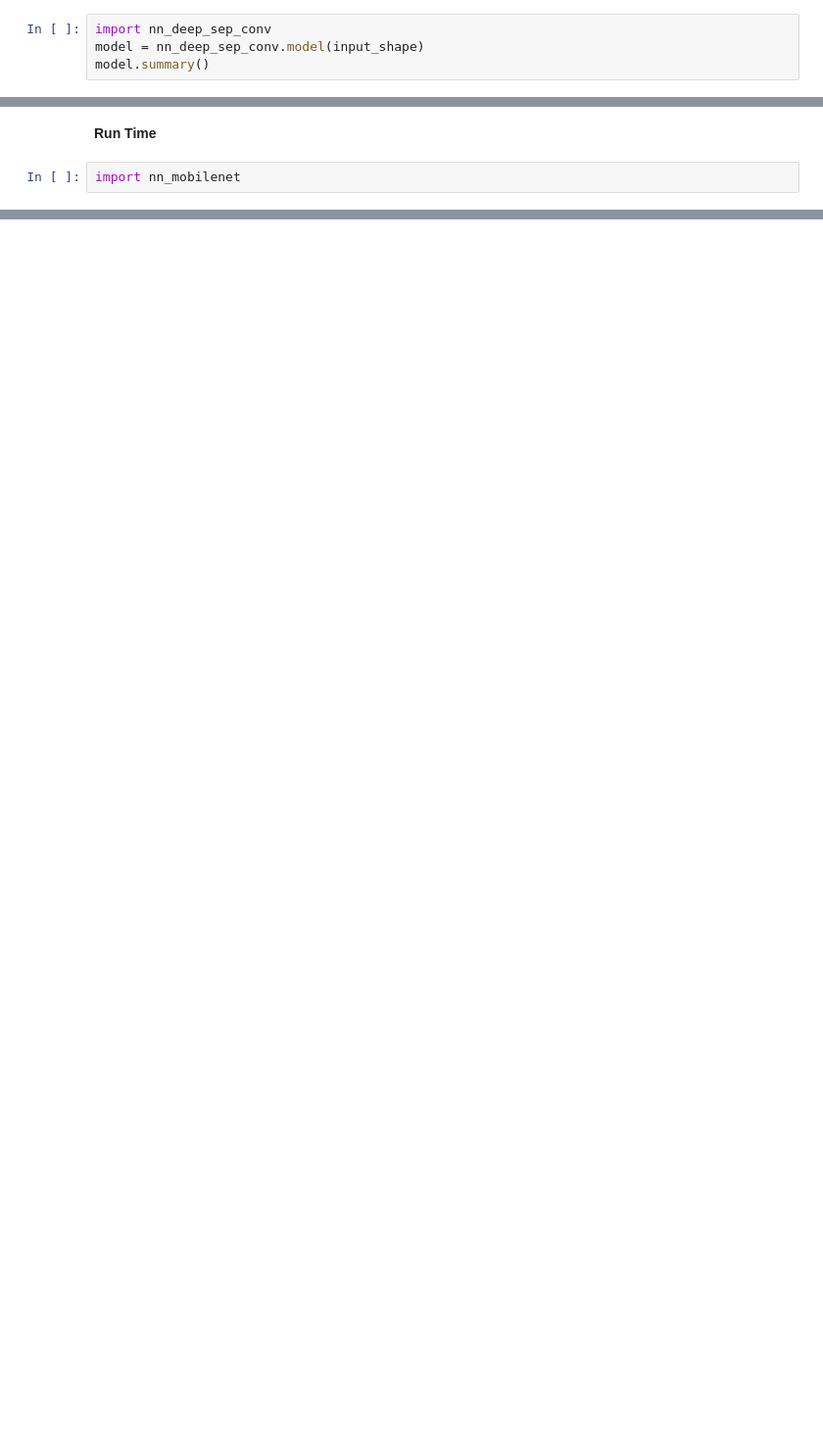
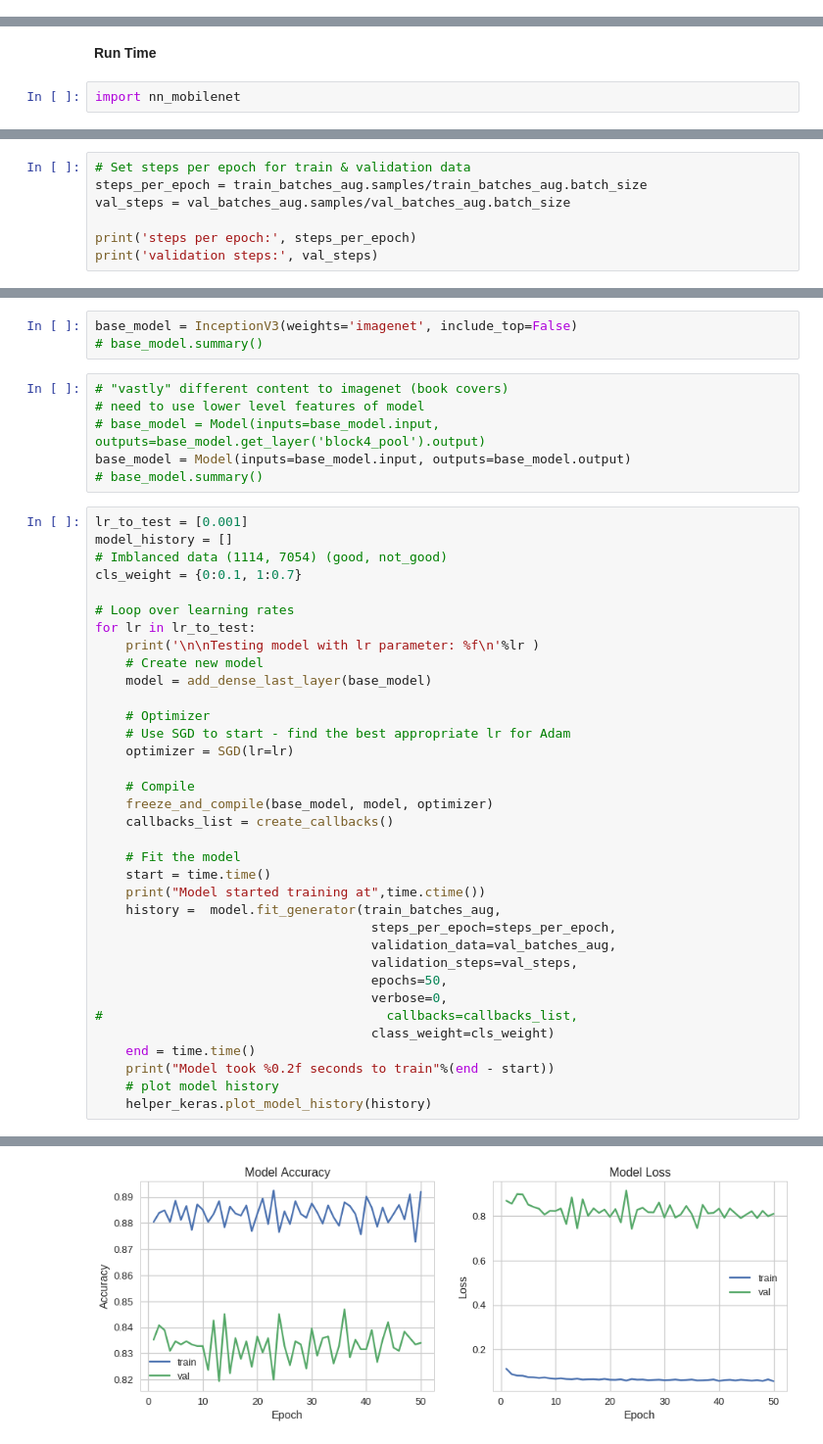
Before and after one commit to jasonicarter/goodscifi, a Jupyter notebook: development/notebooks/GoodSciFi_Model_Exploration.ipynb, the cells around one changed output, grey strips where cells are left out. Shown: that part at 98% size. Cells and saved outputs as stored; diff of their text form; blank space fills up the shorter version.

Commit message:
Add new model inception and squeenet models

```diff
--- a/development/notebooks/GoodSciFi_Model_Exploration.ipynb
+++ b/development/notebooks/GoodSciFi_Model_Exploration.ipynb
@@ -107,4 +110,0 @@ model.summary()
-# %%
-import nn_deep_sep_conv
-model = nn_deep_sep_conv.model(input_shape)
-model.summary()
@@ -206,0 +340,7 @@ helper_keras.plot_model_history(history) #SGD: lr = 0.0.00001, swallow=True
+# %%
+# Set steps per epoch for train & validation data
+steps_per_epoch = train_batches_aug.samples/train_batches_aug.batch_size
+val_steps = val_batches_aug.samples/val_batches_aug.batch_size
+
+print('steps per epoch:', steps_per_epoch)
+print('validation steps:', val_steps)
@@ -206,0 +352,45 @@ helper_keras.plot_model_history(history) #SGD: lr = 0.0.00001, swallow=True
+# %%
+base_model = InceptionV3(weights='imagenet', include_top=False)
+# base_model.summary()
+# %%
+# "vastly" different content to imagenet (book covers)
+# need to use lower level features of model
+# base_model = Model(inputs=base_model.input, outputs=base_model.get_layer('block4_pool').output)
+base_model = Model(inputs=base_model.input, outputs=base_model.output)
+# base_model.summary()
+# %%
+lr_to_test = [0.001]
+model_history = []
+# Imblanced data (1114, 7054) (good, not_good)
+cls_weight = {0:0.1, 1:0.7}
+
+# Loop over learning rates
+for lr in lr_to_test:
+    print('\n\nTesting model with lr parameter: %f\n'%lr )
+    # Create new model
+    model = add_dense_last_layer(base_model)
+
+    # Optimizer
+    # Use SGD to start - find the best appropriate lr for Adam
+    optimizer = SGD(lr=lr)
+
+    # Compile
+    freeze_and_compile(base_model, model, optimizer)
+    callbacks_list = create_callbacks()
+
+    # Fit the model
+    start = time.time()
+    print("Model started training at",time.ctime())
+    history =  model.fit_generator(train_batches_aug,
+                                    steps_per_epoch=steps_per_epoch,
+                                    validation_data=val_batches_aug,
+                                    validation_steps=val_steps,
+                                    epochs=50,
+                                    verbose=0,
+#                                     callbacks=callbacks_list,
+                                    class_weight=cls_weight)
+    end = time.time()
+    print("Model took %0.2f seconds to train"%(end - start))
+    # plot model history
+    helper_keras.plot_model_history(history)
+# %% [output]
@@ -206,0 +401 @@ helper_keras.plot_model_history(history) #SGD: lr = 0.0.00001, swallow=True
+[figure, added]
```
Also changed, not shown: parts of 36 cells of this notebook, 1 other file.
